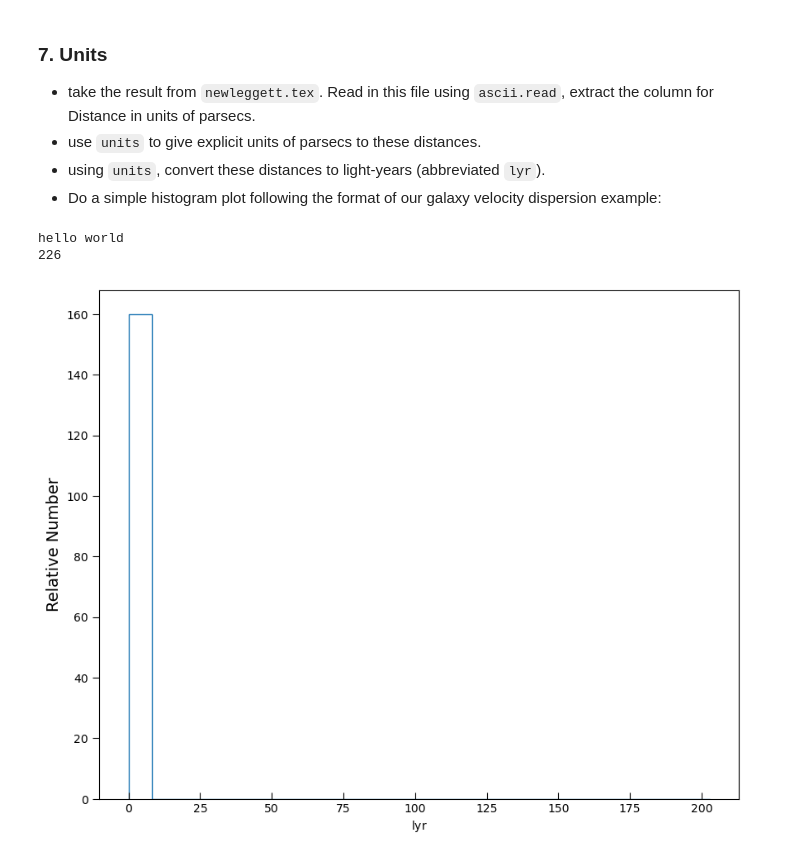
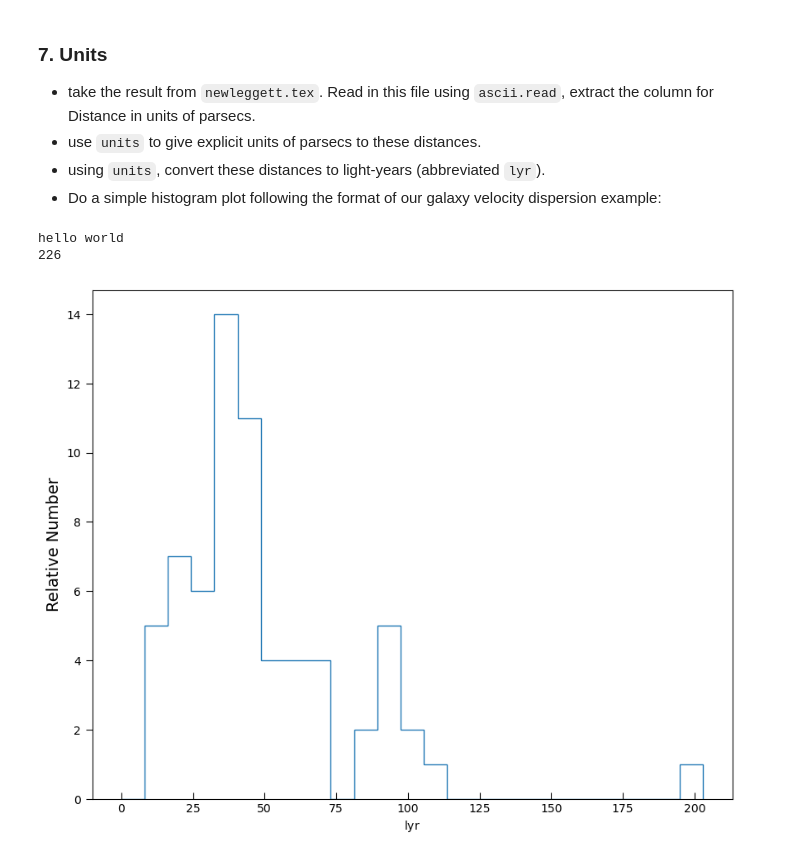
Before and after one commit to astroseandillon/Python-for-data-analysis, a Jupyter notebook: Dillon_Sean_HW_W13.ipynb, the cells around one changed output. Cells and saved outputs as stored; diff of their text form; code cells hidden in the pictures.

```diff
--- a/Dillon_Sean_HW_W13.ipynb
+++ b/Dillon_Sean_HW_W13.ipynb
@@ -251,32 +260,32 @@ a = ascii.read(tfile, format='latex')
 print('hello world')
 
 d = a['Distance']
 d = d*u.parsec
 
 b = d.to(u.lyr)
 # a[0:5]
 
 
 
 hist,bins = np.histogram(b,bins=25)
-hist[np.where(hist)] = 0
+hist[np.where(hist>20)] = 0
 
 def plot_b():
  fig,axes=plt.subplots(figsize=(10,8))
  quantity_support()
  # axes.xaxis.
  axes.tick_params(which='both', axis='x',direction='in')
  axes.tick_params(which='major',length=6)
  axes.tick_params(which='minor',length=3)
  axes.set_ylabel('Relative Number',fontsize=14)
  # axes.set_ylim(0,16)
  axes.stairs(hist,bins)
  #plt.show()
 
 plot_b()
 
 print(len(b))
 # %% [output]
 hello world
 226
-[figure, old version]
+[figure, new version]
```
Also changed, not shown: parts of 2 cells of this notebook, 1 other file.
